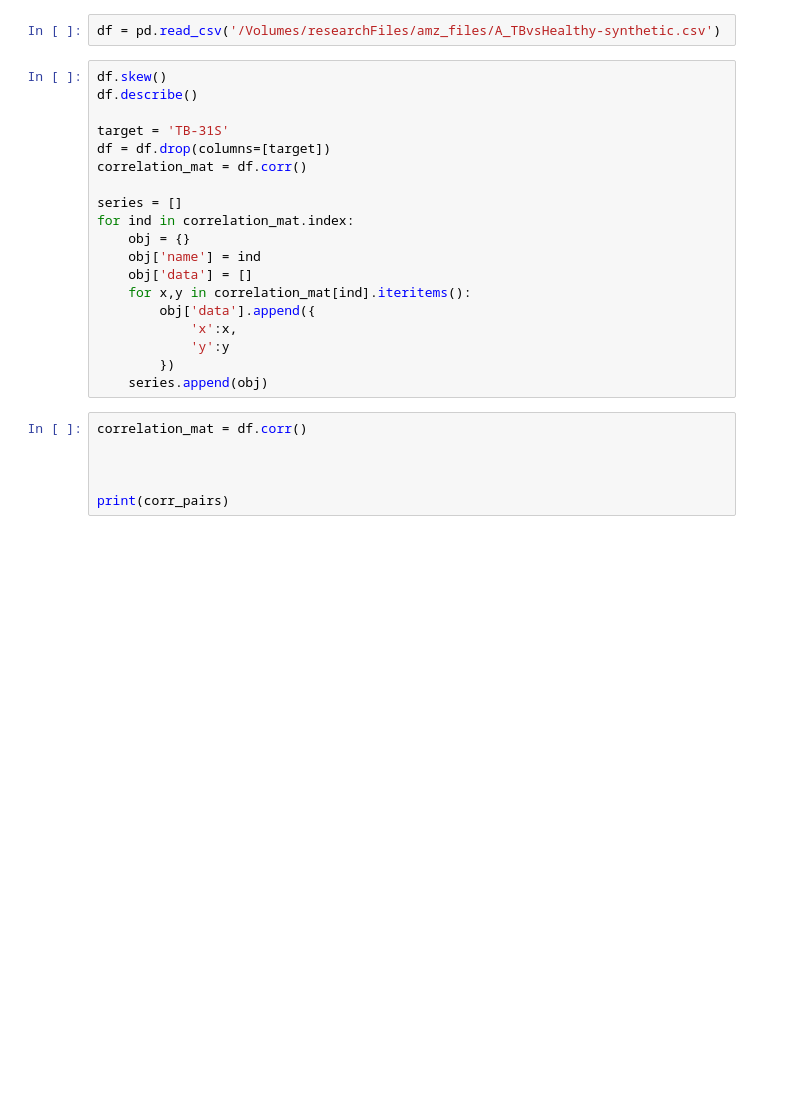
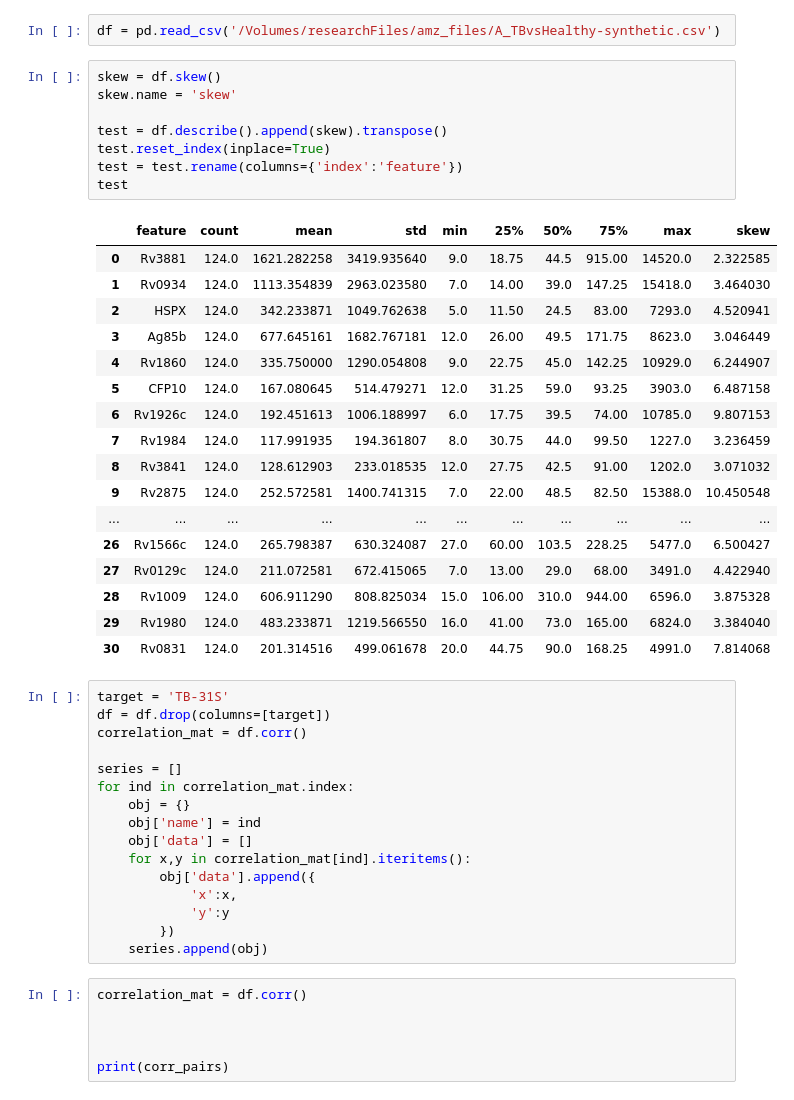
Before and after one commit to Shahraehash/Processor-Tools, a Jupyter notebook: correlation_design.ipynb, the cells around one changed output. Saved outputs shown, nothing was run; the diff lists cells and outputs as text; blank space fills up the shorter version.

Commit message:
adding tables to view info

```diff
--- a/correlation_design.ipynb
+++ b/correlation_design.ipynb
@@ -8,10 +8,33 @@ import json
 %matplotlib inline
 # %%
 df = pd.read_csv('/Volumes/researchFiles/amz_files/A_TBvsHealthy-synthetic.csv')
+# %%
+skew = df.skew()
+skew.name = 'skew'
+
+test = df.describe().append(skew).transpose()
+test.reset_index(inplace=True)
+test = test.rename(columns={'index':'feature'})
+test
+# %% [output]
+|  | feature | count | mean | std | min | 25% | 50% | 75% | max | skew |
+| 0 | Rv3881 | 124.0 | 1621.282258 | 3419.935640 | 9.0 | 18.75 | 44.5 | 915.00 | 14520.0 | 2.322585 |
+| 1 | Rv0934 | 124.0 | 1113.354839 | 2963.023580 | 7.0 | 14.00 | 39.0 | 147.25 | 15418.0 | 3.464030 |
+| 2 | HSPX | 124.0 | 342.233871 | 1049.762638 | 5.0 | 11.50 | 24.5 | 83.00 | 7293.0 | 4.520941 |
+| 3 | Ag85b | 124.0 | 677.645161 | 1682.767181 | 12.0 | 26.00 | 49.5 | 171.75 | 8623.0 | 3.046449 |
+| 4 | Rv1860 | 124.0 | 335.750000 | 1290.054808 | 9.0 | 22.75 | 45.0 | 142.25 | 10929.0 | 6.244907 |
+| 5 | CFP10 | 124.0 | 167.080645 | 514.479271 | 12.0 | 31.25 | 59.0 | 93.25 | 3903.0 | 6.487158 |
+| 6 | Rv1926c | 124.0 | 192.451613 | 1006.188997 | 6.0 | 17.75 | 39.5 | 74.00 | 10785.0 | 9.807153 |
+| 7 | Rv1984 | 124.0 | 117.991935 | 194.361807 | 8.0 | 30.75 | 44.0 | 99.50 | 1227.0 | 3.236459 |
+| 8 | Rv3841 | 124.0 | 128.612903 | 233.018535 | 12.0 | 27.75 | 42.5 | 91.00 | 1202.0 | 3.071032 |
+| 9 | Rv2875 | 124.0 | 252.572581 | 1400.741315 | 7.0 | 22.00 | 48.5 | 82.50 | 15388.0 | 10.450548 |
+| ... | ... | ... | ... | ... | ... | ... | ... | ... | ... | ... |
+| 26 | Rv1566c | 124.0 | 265.798387 | 630.324087 | 27.0 | 60.00 | 103.5 | 228.25 | 5477.0 | 6.500427 |
+| 27 | Rv0129c | 124.0 | 211.072581 | 672.415065 | 7.0 | 13.00 | 29.0 | 68.00 | 3491.0 | 4.422940 |
+| 28 | Rv1009 | 124.0 | 606.911290 | 808.825034 | 15.0 | 106.00 | 310.0 | 944.00 | 6596.0 | 3.875328 |
+| 29 | Rv1980 | 124.0 | 483.233871 | 1219.566550 | 16.0 | 41.00 | 73.0 | 165.00 | 6824.0 | 3.384040 |
+| 30 | Rv0831 | 124.0 | 201.314516 | 499.061678 | 20.0 | 44.75 | 90.0 | 168.25 | 4991.0 | 7.814068 |
 # %%
-df.skew()
-df.describe()
-
 target = 'TB-31S'
 df = df.drop(columns=[target])
 correlation_mat = df.corr()
```
Also changed, not shown: 4 other files.
